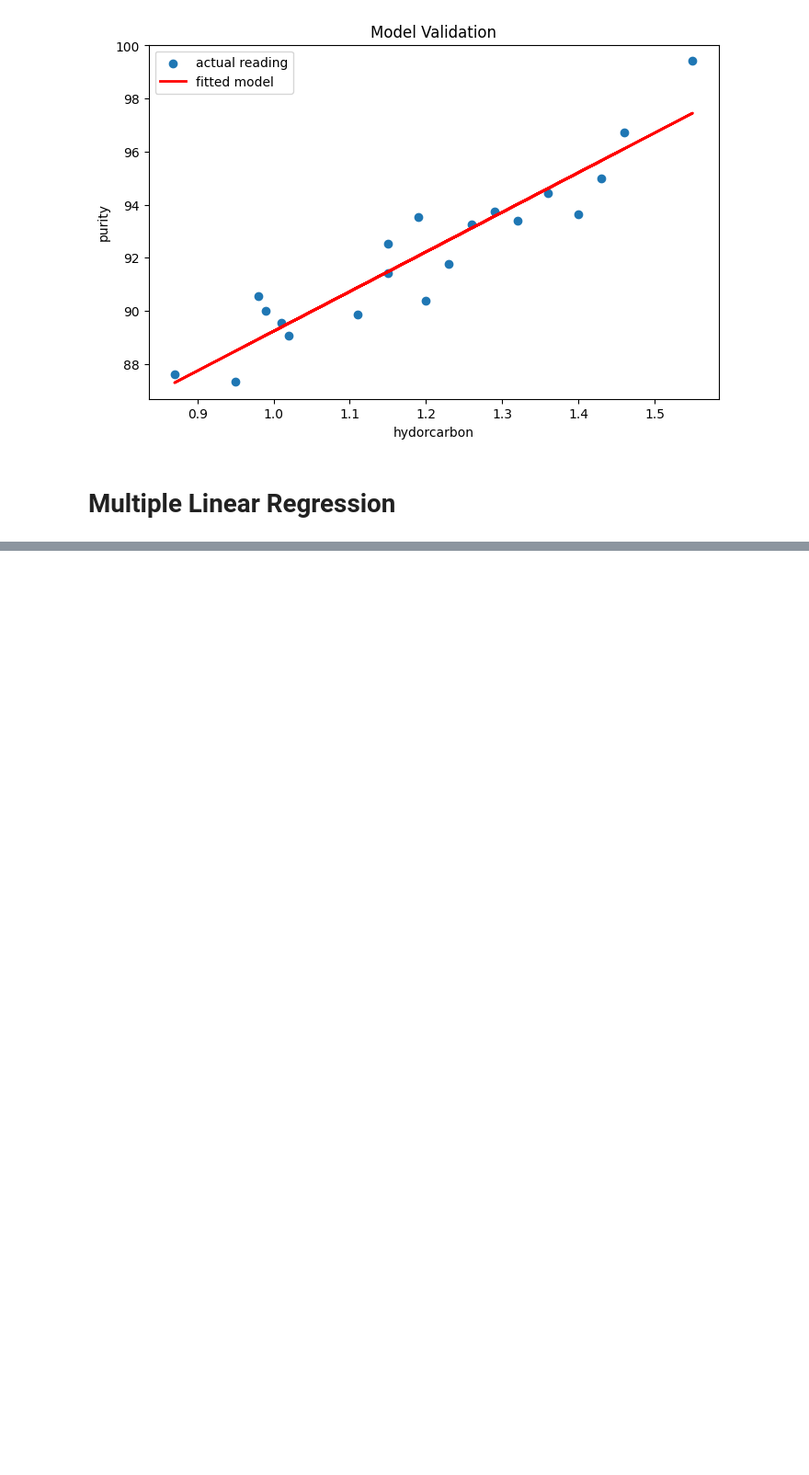
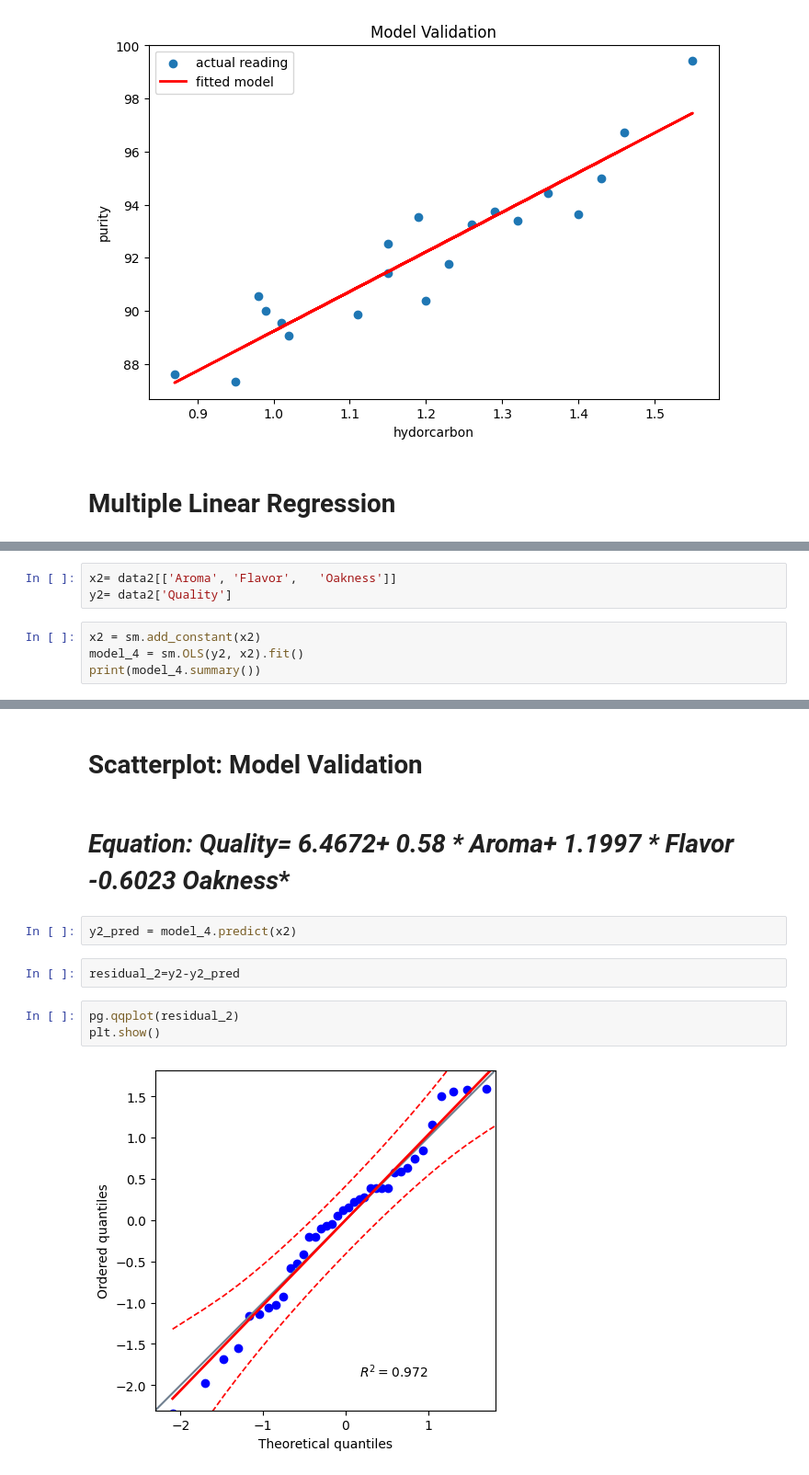
Before and after one commit to KhmAsif/IMSE441Spring24, a Jupyter notebook: Linear_Regression_example.ipynb, the cells around one changed output, grey strips where cells are left out. Shown at 92% size. Cells and saved outputs as stored; diff of their text form; blank space fills up the shorter version.

```diff
--- a/Linear_Regression_example.ipynb
+++ b/Linear_Regression_example.ipynb
@@ -206,0 +249,7 @@ y1= data['purity']
+# %%
+x2= data2[['Aroma', 'Flavor',	'Oakness']]
+y2= data2['Quality']
+# %%
+x2 = sm.add_constant(x2)
+model_4 = sm.OLS(y2, x2).fit()
+print(model_4.summary())
@@ -206,0 +274,13 @@ y1= data['purity']
+# %% [markdown]
+# **Scatterplot: Model Validation**
+# %% [markdown]
+# **Equation: Quality= 6.4672+ 0.58 * Aroma+ 1.1997 * Flavor -0.6023* Oakness**
+# %%
+y2_pred = model_4.predict(x2)
+# %%
+residual_2=y2-y2_pred
+# %%
+pg.qqplot(residual_2)
+plt.show()
+# %% [output]
+[figure, added]
```
Also changed, not shown: parts of 10 cells of this notebook.
